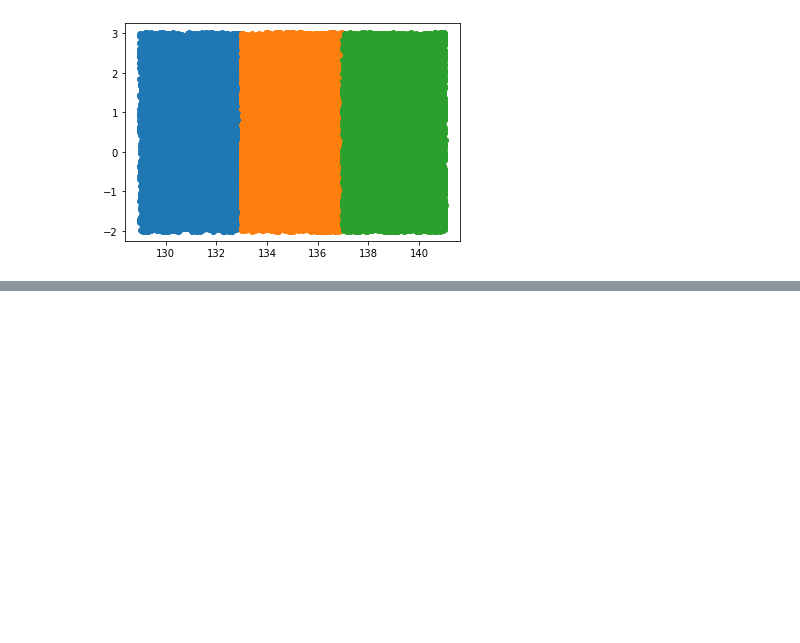
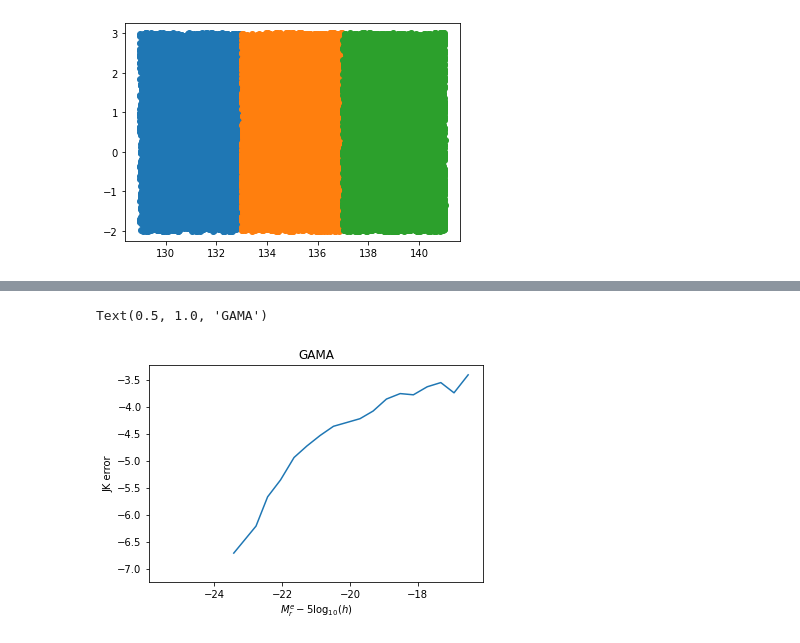
Before and after one commit to SgmAstro/DESI, a Jupyter notebook: docs/nb/jackknifeQA.ipynb, the cells around one changed output, grey strips where cells are left out. Saved outputs shown, nothing was run; the diff lists cells and outputs as text; code cells hidden in the pictures; blank space fills up the shorter version.

```diff
--- a/docs/nb/jackknifeQA.ipynb
+++ b/docs/nb/jackknifeQA.ipynb
@@ -94,0 +87,8 @@ Text(0.5, 1.0, 'GAMA')
+# %%
+plt.plot(lumfn['MEDIAN_M'], np.log10(lumfn['PHI_IVMAX_ERROR_JK']))
+plt.xlabel(r'$M_r^e - 5 \log_{10}(h)$')
+plt.ylabel('JK error')
+plt.title(survey.upper())
+# %% [output]
+Text(0.5, 1.0, 'GAMA')
+[figure, added]
```
Also changed, not shown: parts of 11 cells of this notebook.
